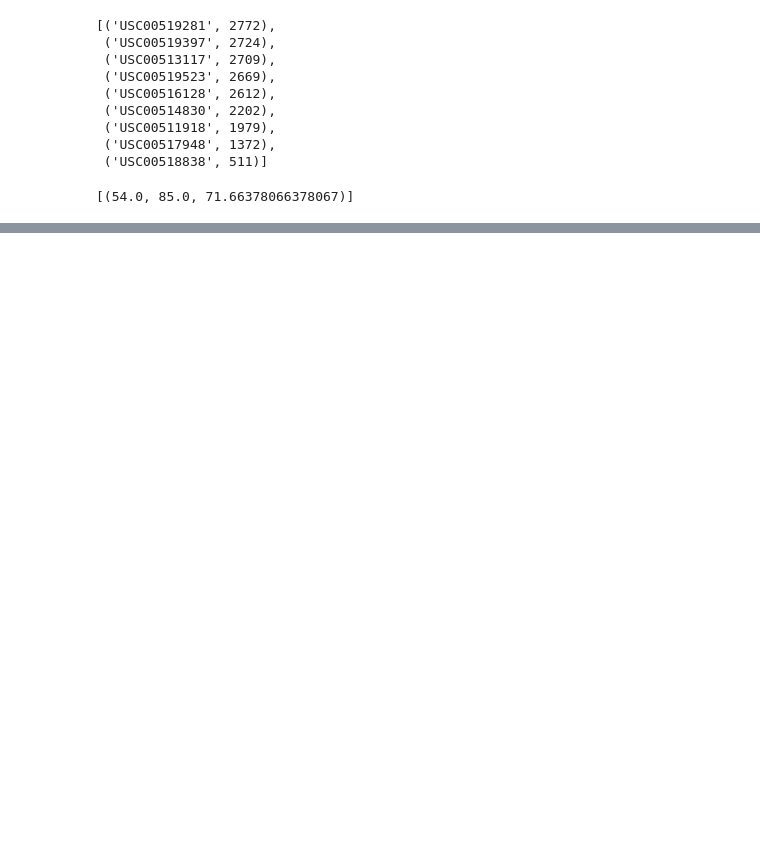
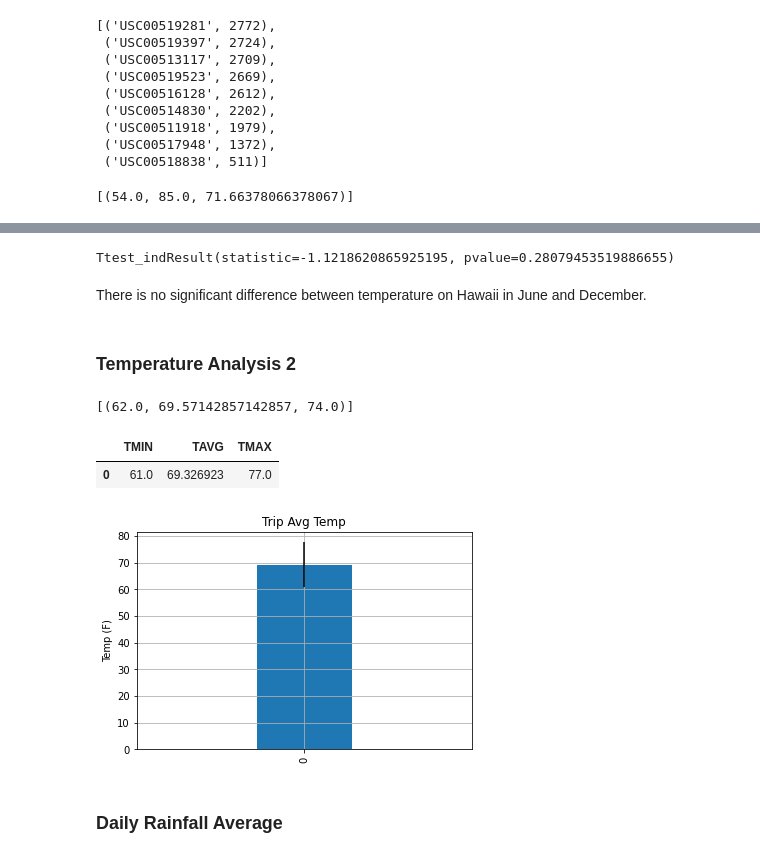
Before and after one commit to lanakimova/sqlalchemy-challenge, a Jupyter notebook: Climate Analysis and Exploration.ipynb, the cells around one changed output, grey strips where cells are left out. Cells and saved outputs as stored; diff of their text form; code cells hidden in the pictures; blank space fills up the shorter version.

```diff
--- a/Climate Analysis and Exploration.ipynb
+++ b/Climate Analysis and Exploration.ipynb
@@ -72,5 +59,0 @@ Latest measurement date is 2017-08-23
-# %%
-import datedelta
-
-end_date = dt.date(2017, 8, 23) - datedelta.YEAR
-print(end_date)
@@ -205,0 +251,46 @@ obs
+# %%
+stats.ttest_ind(june_tobs['Avg_June'], dec_tobs['Avg_December'])
+# %% [output]
+Ttest_indResult(statistic=-1.1218620865925195, pvalue=0.28079453519886655)
+# %% [markdown]
+There is no significant difference between temperature on Hawaii in June and December.
+# %% [markdown]
+### Temperature Analysis 2
+# %%
+def calc_temps(start_date, end_date):
+    """TMIN, TAVG, and TMAX for a list of dates.
+
+    Args:
+        start_date (string): A date string in the format %Y-%m-%d
+        end_date (string): A date string in the format %Y-%m-%d
+
+    Returns:
+        TMIN, TAVE, and TMAX
+    """
+
+    return session.query(func.min(Measurement.tobs), func.avg(Measurement.tobs), func.max(Measurement.tobs)).\
+        filter(Measurement.date >= start_date).filter(Measurement.date <= end_date).all()
+
+# function usage example
+print(calc_temps('2012-02-28', '2012-03-05'))
+# %% [output]
+[(62.0, 69.57142857142857, 74.0)]
+# %%
+# create DF with min, avg and max temperature for trip
+min_avg_max = pd.DataFrame(calc_temps('2016-01-15', '2016-01-23'), columns=['TMIN', 'TAVG', 'TMAX'])
+min_avg_max
+# %% [output]
+|  | TMIN | TAVG | TMAX |
+| 0 | 61.0 | 69.326923 | 77.0 |
+# %%
+# bar chart
+min_avg_max['TAVG'].plot.bar(yerr=[min_avg_max['TAVG'] - min_avg_max['TMIN']\
+                                   , min_avg_max['TMAX'] - min_avg_max['TAVG']], width=0.2)
+plt.title('Trip Avg Temp')
+plt.ylabel('Temp (F)')
+plt.grid()
+plt.show()
+# %% [output]
+[figure, added]
+# %% [markdown]
+### Daily Rainfall Average
```
Also changed, not shown: parts of 36 cells of this notebook, 1 other file.
